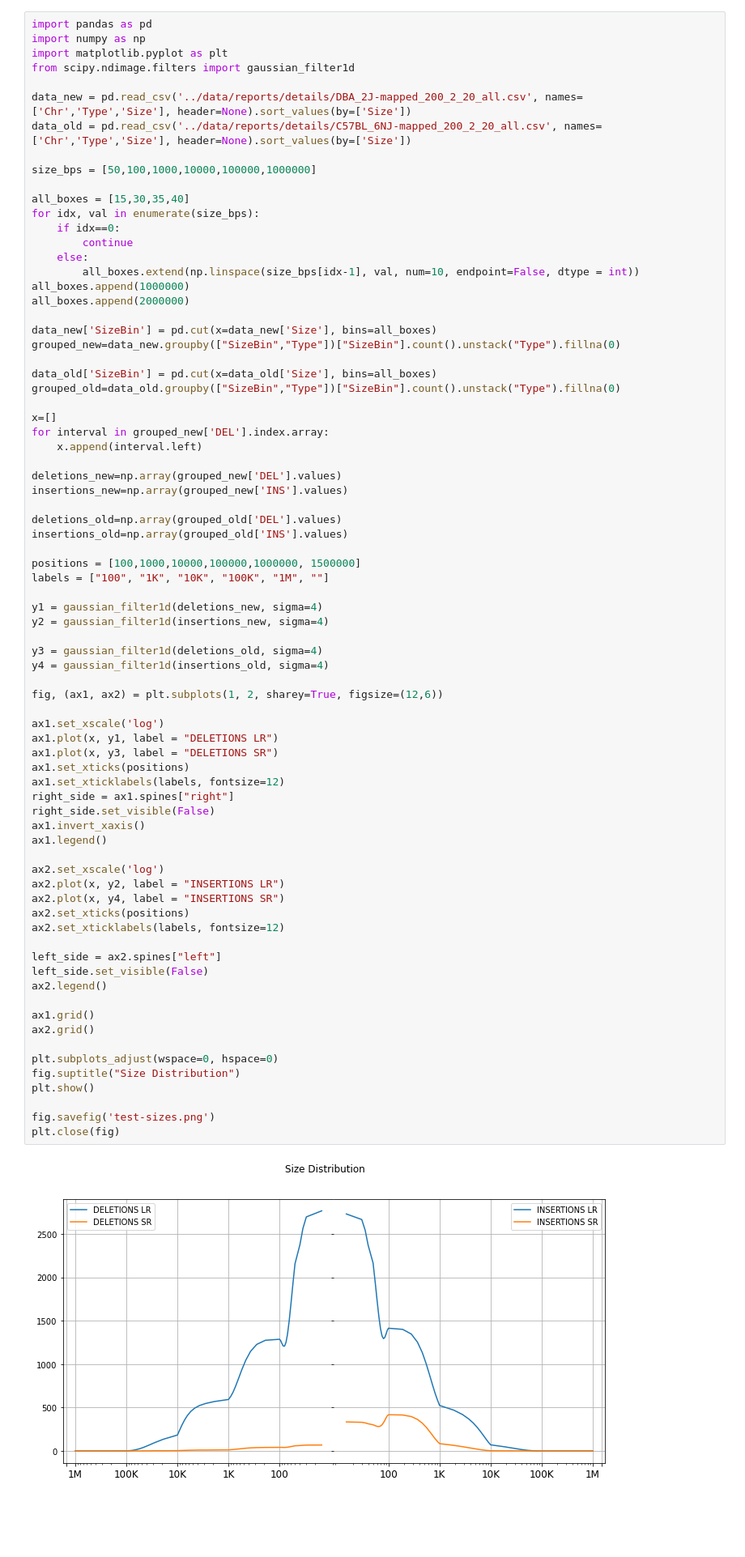
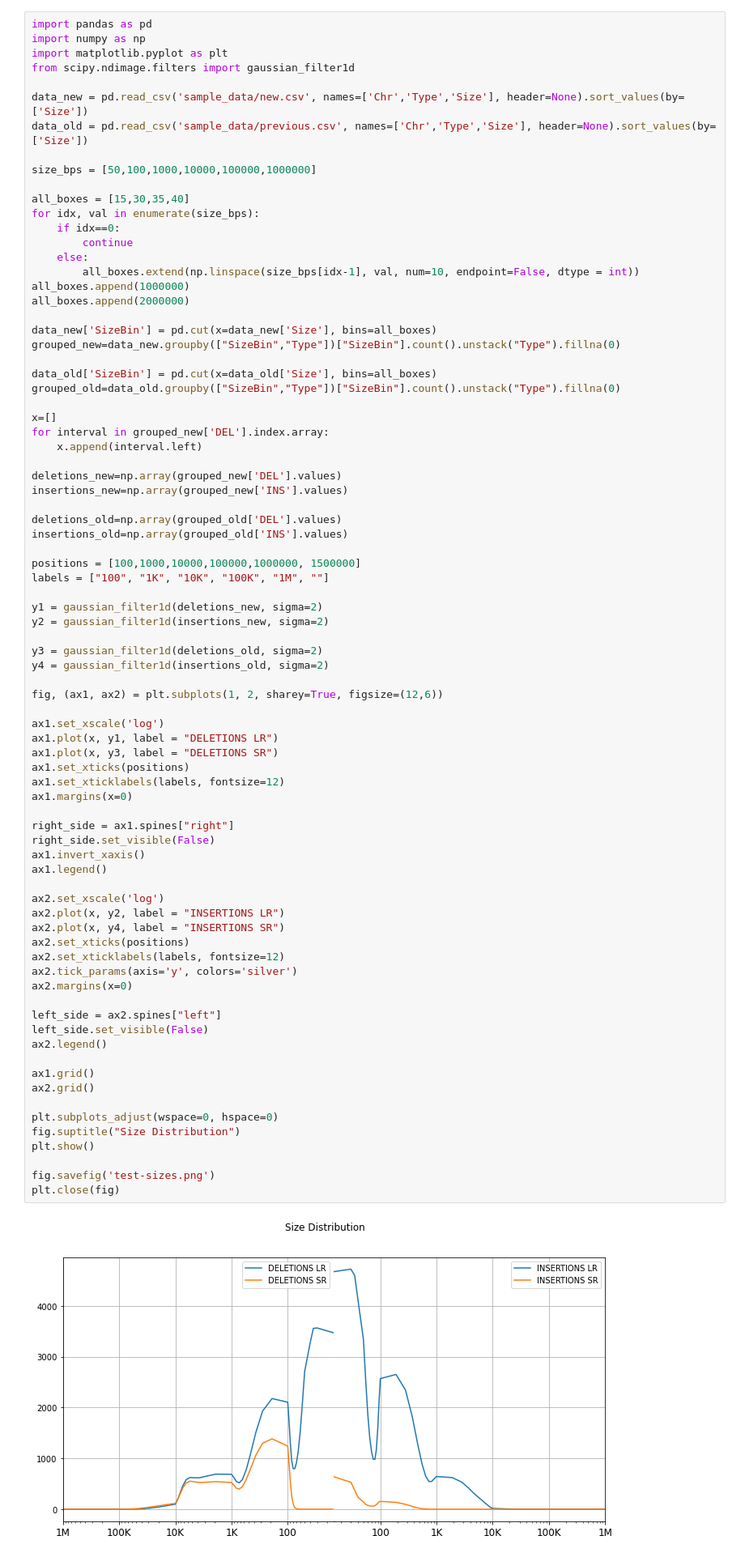
Before and after one commit to gariem/mouse-sv-pipeline, a Jupyter notebook: notebooks/size_distribution.ipynb, the cells around one changed output. Shown at 81% size. Cells and saved outputs as stored; diff of their text form; blank space fills up the shorter version.

```diff
--- a/notebooks/size_distribution.ipynb
+++ b/notebooks/size_distribution.ipynb
@@ -4,8 +4,8 @@ import numpy as np
 import matplotlib.pyplot as plt
 from scipy.ndimage.filters import gaussian_filter1d
 
-data_new = pd.read_csv('../data/reports/details/DBA_2J-mapped_200_2_20_all.csv', names=['Chr','Type','Size'], header=None).sort_values(by=['Size'])
-data_old = pd.read_csv('../data/reports/details/C57BL_6NJ-mapped_200_2_20_all.csv', names=['Chr','Type','Size'], header=None).sort_values(by=['Size'])
+data_new = pd.read_csv('sample_data/new.csv', names=['Chr','Type','Size'], header=None).sort_values(by=['Size'])
+data_old = pd.read_csv('sample_data/previous.csv', names=['Chr','Type','Size'], header=None).sort_values(by=['Size'])
 
 size_bps = [50,100,1000,10000,100000,1000000]
 
@@ -37,42 +37,46 @@ insertions_old=np.array(grouped_old['INS'].values)
 positions = [100,1000,10000,100000,1000000, 1500000]
 labels = ["100", "1K", "10K", "100K", "1M", ""]
 
-y1 = gaussian_filter1d(deletions_new, sigma=4)
-y2 = gaussian_filter1d(insertions_new, sigma=4)
+y1 = gaussian_filter1d(deletions_new, sigma=2)
+y2 = gaussian_filter1d(insertions_new, sigma=2)
 
-y3 = gaussian_filter1d(deletions_old, sigma=4)
-y4 = gaussian_filter1d(insertions_old, sigma=4)
+y3 = gaussian_filter1d(deletions_old, sigma=2)
+y4 = gaussian_filter1d(insertions_old, sigma=2)
 
 fig, (ax1, ax2) = plt.subplots(1, 2, sharey=True, figsize=(12,6))
 
 ax1.set_xscale('log')
 ax1.plot(x, y1, label = "DELETIONS LR")
 ax1.plot(x, y3, label = "DELETIONS SR")
 ax1.set_xticks(positions)
 ax1.set_xticklabels(labels, fontsize=12)
+ax1.margins(x=0)
+
 right_side = ax1.spines["right"]
 right_side.set_visible(False)
 ax1.invert_xaxis()
 ax1.legend()
 
 ax2.set_xscale('log')
 ax2.plot(x, y2, label = "INSERTIONS LR")
 ax2.plot(x, y4, label = "INSERTIONS SR")
 ax2.set_xticks(positions)
 ax2.set_xticklabels(labels, fontsize=12)
+ax2.tick_params(axis='y', colors='silver')
+ax2.margins(x=0)
 
 left_side = ax2.spines["left"]
 left_side.set_visible(False)
 ax2.legend()
 
 ax1.grid()
 ax2.grid()
 
 plt.subplots_adjust(wspace=0, hspace=0)
 fig.suptitle("Size Distribution")
 plt.show()
 
 fig.savefig('test-sizes.png')
 plt.close(fig)
 # %% [output]
-[figure, old version]
+[figure, new version]
```
Also changed, not shown: 2 other files.
